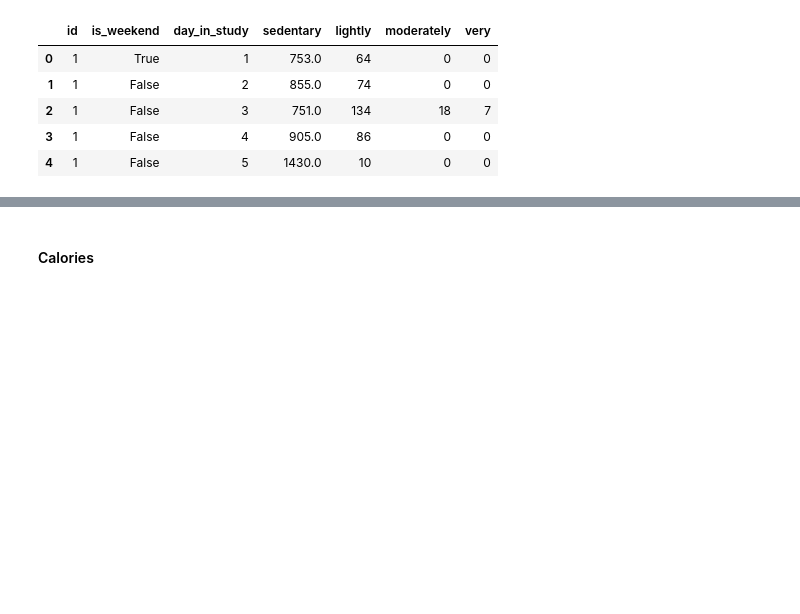
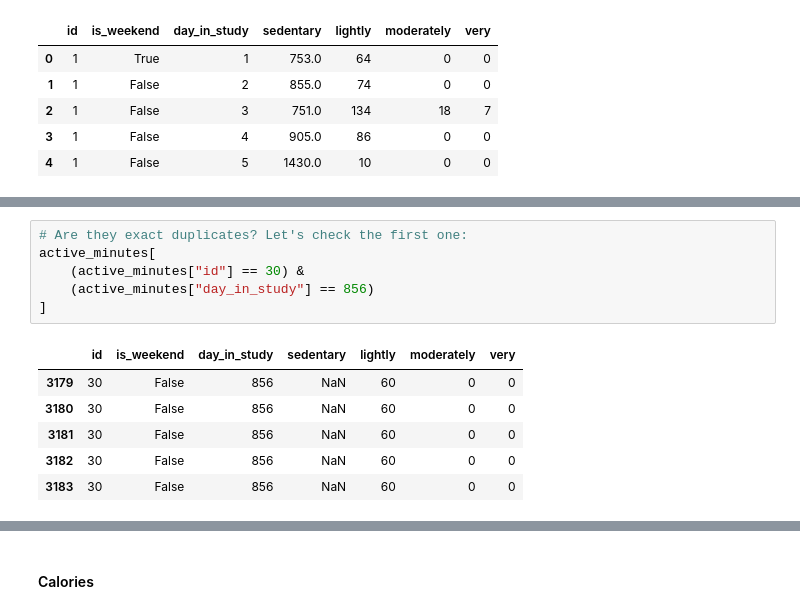
Before and after one commit to EstelleWang-UofT/ML-for-Women, a Jupyter notebook: notebooks/physical activity/preprocessing and merging.ipynb, the cells around one changed output, grey strips where cells are left out. Cells and saved outputs as stored; diff of their text form; blank space fills up the shorter version.

```diff
--- a/notebooks/physical activity/preprocessing and merging.ipynb
+++ b/notebooks/physical activity/preprocessing and merging.ipynb
@@ -67,0 +86,13 @@ active_minutes.head()
+# %%
+# Are they exact duplicates? Let's check the first one:
+active_minutes[
+    (active_minutes["id"] == 30) &
+    (active_minutes["day_in_study"] == 856)
+]
+# %% [output]
+|  | id | is_weekend | day_in_study | sedentary | lightly | moderately | very |
+| 3179 | 30 | False | 856 | NaN | 60 | 0 | 0 |
+| 3180 | 30 | False | 856 | NaN | 60 | 0 | 0 |
+| 3181 | 30 | False | 856 | NaN | 60 | 0 | 0 |
+| 3182 | 30 | False | 856 | NaN | 60 | 0 | 0 |
+| 3183 | 30 | False | 856 | NaN | 60 | 0 | 0 |
```
Also changed, not shown: parts of 12 cells of this notebook.
